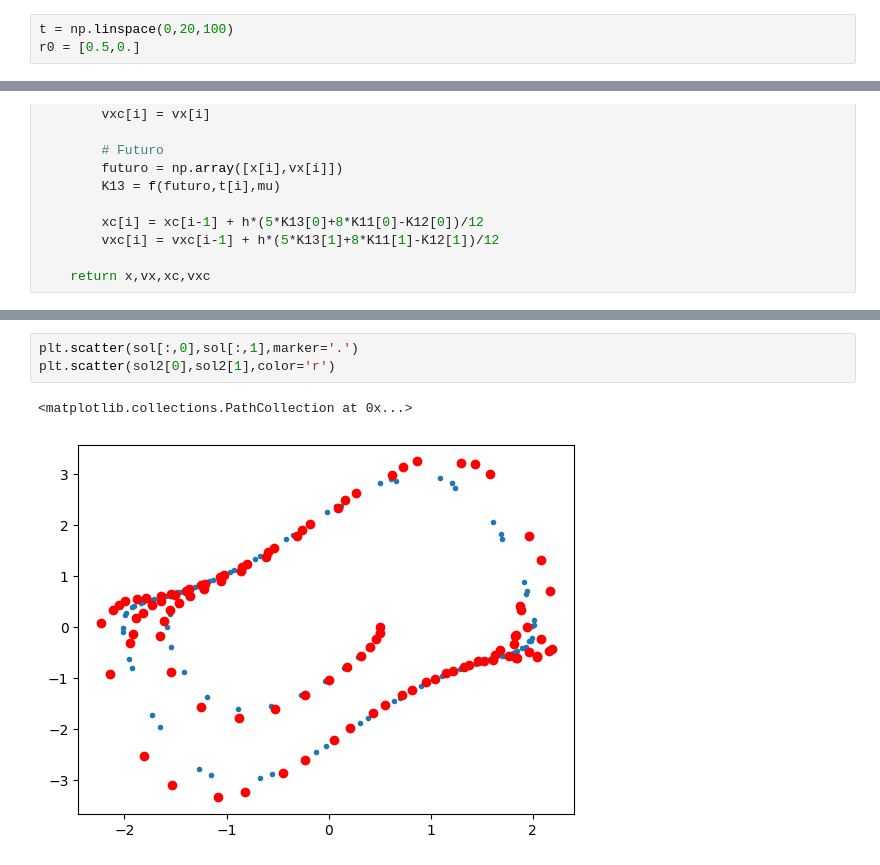
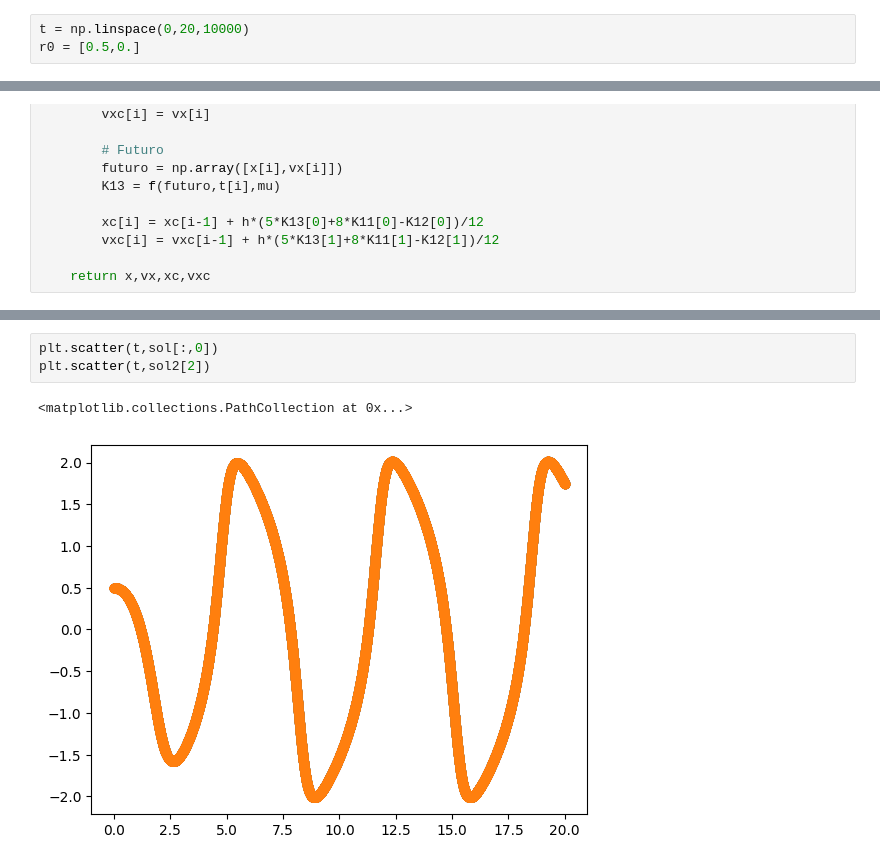
Before and after one commit to JuanDavidSantacruzRoca/MetodosComputacionalesII, a Jupyter notebook: Week4/Vanderpol.ipynb, the cells around one changed output, grey strips where cells are left out. Saved outputs shown, nothing was run; the diff lists cells and outputs as text.

```diff
--- a/Week4/Vanderpol.ipynb
+++ b/Week4/Vanderpol.ipynb
@@ -12,7 +12,7 @@ def System(r,t,mu=1.5):
 
     return [dxdt,dvxdt]
 # %%
-t = np.linspace(0,20,100)
+t = np.linspace(0,20,10000)
 r0 = [0.5,0.]
 # %%
 sol = odeint(System, r0, t, args=(1.3,))
@@ -75,6 +82,6 @@ sol2 = IntegratorAdams(System,r0,t,1.3)
 # %%
-plt.scatter(sol[:,0],sol[:,1],marker='.')
-plt.scatter(sol2[0],sol2[1],color='r')
+plt.scatter(t,sol[:,0])
+plt.scatter(t,sol2[2])
 # %% [output]
 <matplotlib.collections.PathCollection at 0x...>
-[figure, old version]
+[figure, new version]
```
Also changed, not shown: parts of 4 cells of this notebook.
